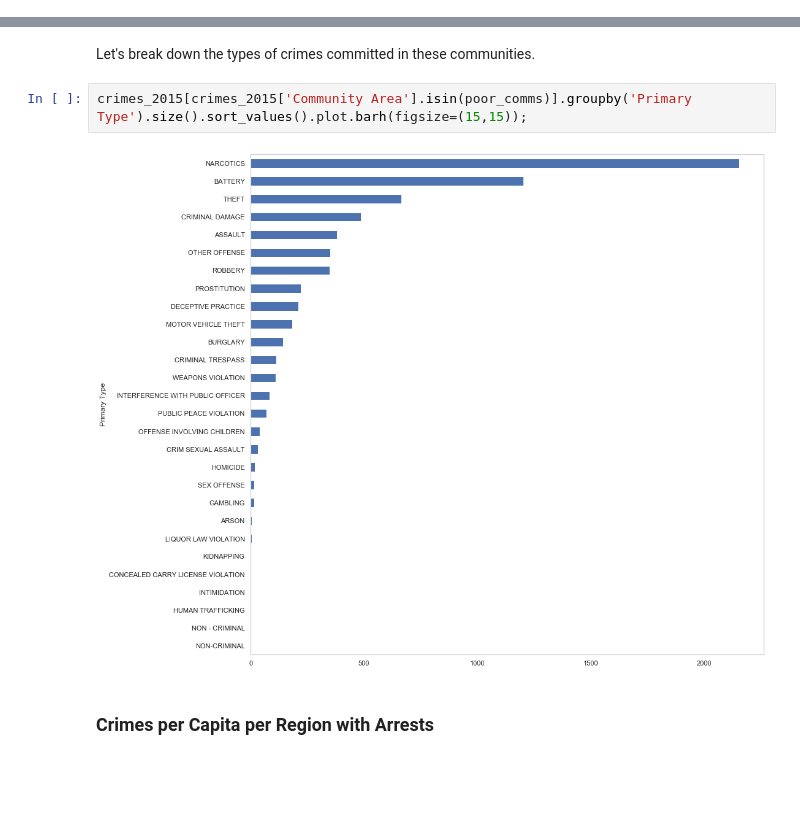
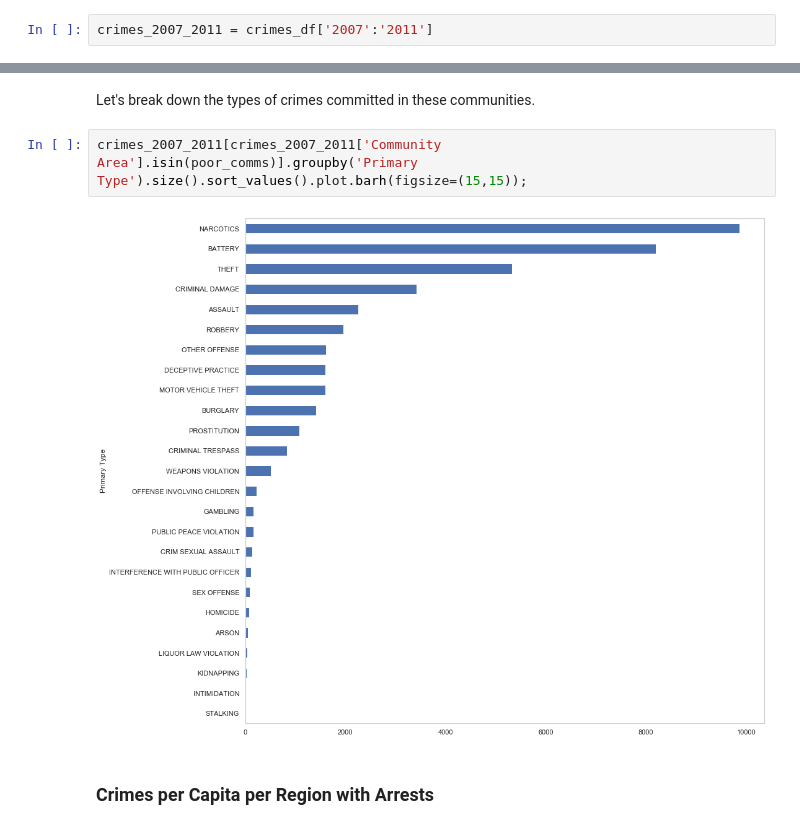
Before and after one commit to vbernardes/chicago-crime-dataviz, a Jupyter notebook: Economic Indicators.ipynb, the cells around one changed output, grey strips where cells are left out. Cells and saved outputs as stored; diff of their text form; blank space fills up the shorter version.

```diff
--- a/Economic Indicators.ipynb
+++ b/Economic Indicators.ipynb
@@ -64 +62,3 @@ crimes_2015 = crimes_df['2015']
+# %%
+crimes_2007_2011 = crimes_df['2007':'2011']
 # %%
@@ -186,9 +187,9 @@ Name: Community Area Name, dtype: object
 # %% [markdown]
 Let's break down the types of crimes committed in these communities.
 # %%
-crimes_2015[crimes_2015['Community Area'].isin(poor_comms)].groupby('Primary Type').size().sort_values().plot.barh(figsize=(15,15));
+crimes_2007_2011[crimes_2007_2011['Community Area'].isin(poor_comms)].groupby('Primary Type').size().sort_values().plot.barh(figsize=(15,15));
 # %% [output]
-[figure, old version]
+[figure, new version]
 # %% [markdown]
 ### Crimes per Capita per Region with Arrests
 # %%
```
Also changed, not shown: parts of 37 cells of this notebook, 1 other file.
